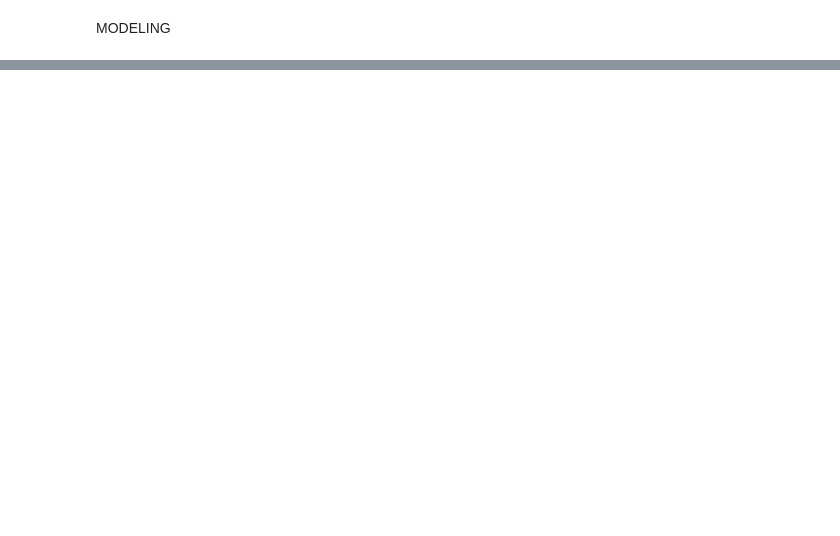
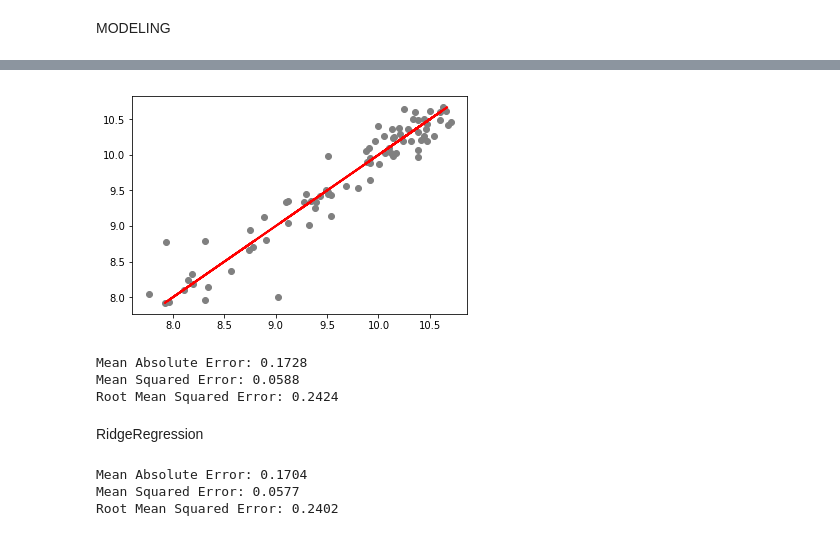
Before and after one commit to andregll/StockPredictionRegression, a Jupyter notebook: Week3HW.ipynb, the cells around one changed output, grey strips where cells are left out. Saved outputs shown, nothing was run; the diff lists cells and outputs as text; code cells hidden in the pictures; blank space fills up the shorter version.

```diff
--- a/Week3HW.ipynb
+++ b/Week3HW.ipynb
@@ -122,0 +150,12 @@ MODELING
+# %%
+get_plot(y_pred_lr)
+# %% [output]
+[figure, added]
+# %%
+get_performance(y_pred_lr)
+# %% [output]
+Mean Absolute Error: 0.1728
+Mean Squared Error: 0.0588
+Root Mean Squared Error: 0.2424
+# %% [markdown]
+RidgeRegression
@@ -122,0 +168,6 @@ MODELING
+# %%
+get_performance(y_pred_ridge)
+# %% [output]
+Mean Absolute Error: 0.1704
+Mean Squared Error: 0.0577
+Root Mean Squared Error: 0.2402
```
Also changed, not shown: parts of 18 cells of this notebook.
